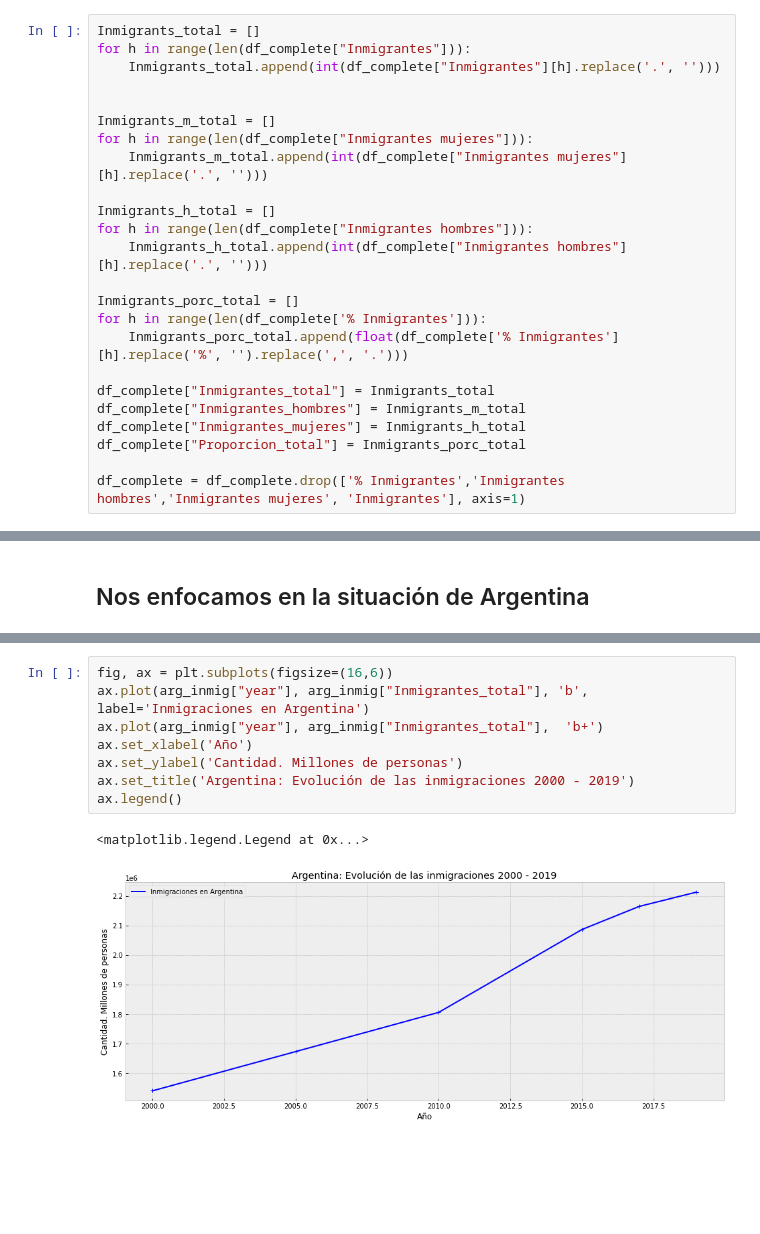
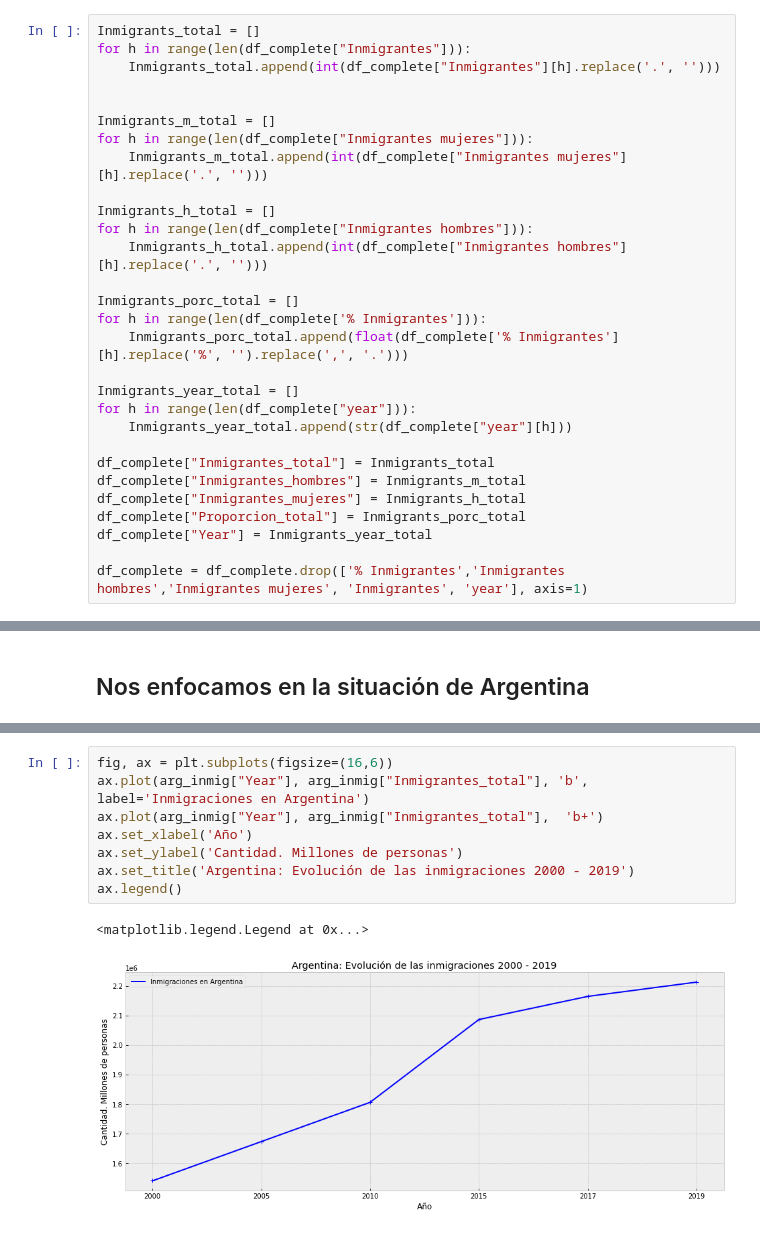
Before and after one commit to ispc-programador2022/TSSSM5, a Jupyter notebook: Scraping/Informe.ipynb, the cells around one changed output, grey strips where cells are left out. Cells and saved outputs as stored; diff of their text form; blank space fills up the shorter version.

```diff
--- a/Scraping/Informe.ipynb
+++ b/Scraping/Informe.ipynb
@@ -85,12 +85,17 @@ Inmigrants_porc_total = []
 for h in range(len(df_complete['% Inmigrantes'])):
     Inmigrants_porc_total.append(float(df_complete['% Inmigrantes'][h].replace('%', '').replace(',', '.')))
 
+Inmigrants_year_total = []
+for h in range(len(df_complete["year"])):
+    Inmigrants_year_total.append(str(df_complete["year"][h]))
+
 df_complete["Inmigrantes_total"] = Inmigrants_total
 df_complete["Inmigrantes_hombres"] = Inmigrants_m_total
 df_complete["Inmigrantes_mujeres"] = Inmigrants_h_total
 df_complete["Proporcion_total"] = Inmigrants_porc_total
+df_complete["Year"] = Inmigrants_year_total
 
-df_complete = df_complete.drop(['% Inmigrantes','Inmigrantes hombres','Inmigrantes mujeres', 'Inmigrantes'], axis=1)
+df_complete = df_complete.drop(['% Inmigrantes','Inmigrantes hombres','Inmigrantes mujeres', 'Inmigrantes', 'year'], axis=1)
 # %%
 ## Mostramos la estructura de la tabla final
 df_complete.head(10)
@@ -235,11 +240,11 @@ arg_inmig.head(6)
 # %%
 fig, ax = plt.subplots(figsize=(16,6))
-ax.plot(arg_inmig["year"], arg_inmig["Inmigrantes_total"], 'b',  label='Inmigraciones en Argentina')
-ax.plot(arg_inmig["year"], arg_inmig["Inmigrantes_total"],  'b+')
+ax.plot(arg_inmig["Year"], arg_inmig["Inmigrantes_total"], 'b',  label='Inmigraciones en Argentina')
+ax.plot(arg_inmig["Year"], arg_inmig["Inmigrantes_total"],  'b+')
 ax.set_xlabel('Año')
 ax.set_ylabel('Cantidad. Millones de personas')
 ax.set_title('Argentina: Evolución de las inmigraciones 2000 - 2019')
 ax.legend()
 # %% [output]
 <matplotlib.legend.Legend at 0x...>
-[figure, old version]
+[figure, new version]
```
Also changed, not shown: parts of 7 cells of this notebook.
